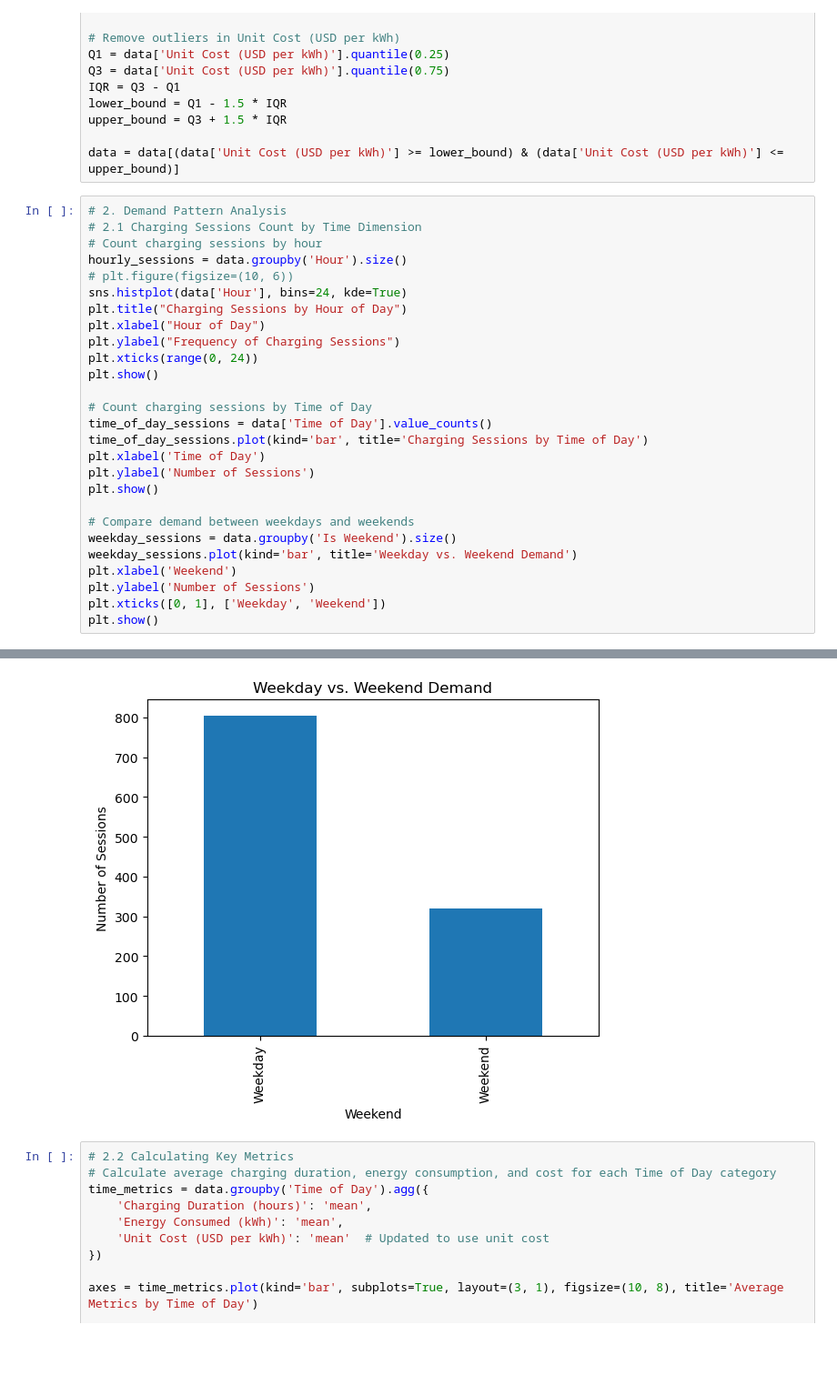
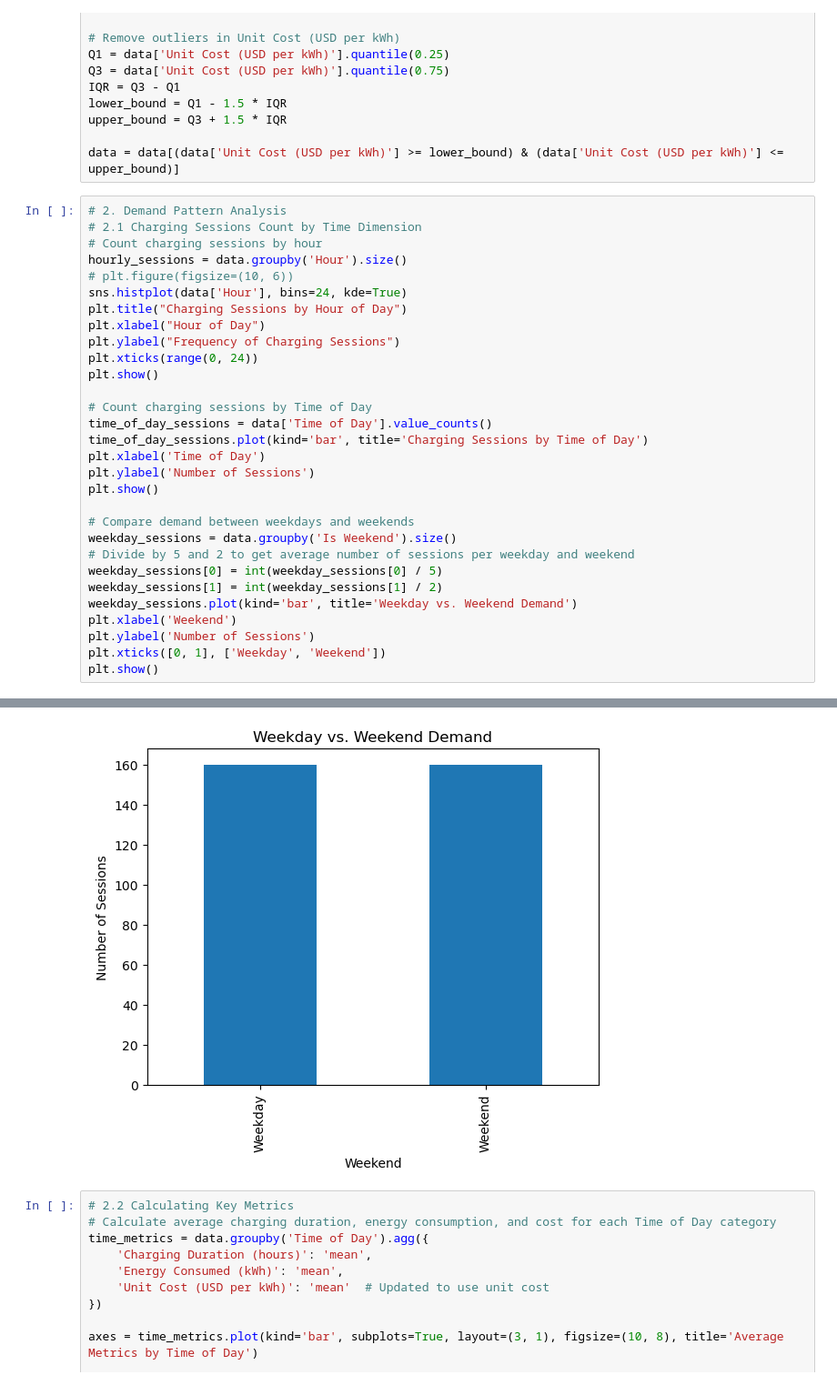
Before and after one commit to hansheng-zhang/EV-analysis, a Jupyter notebook: time.ipynb, the cells around one changed output, grey strips where cells are left out. Shown at 91% size. Cells and saved outputs as stored; diff of their text form; blank space fills up the shorter version.

Commit message:
update sessions per day in weekday/weekend comparison

```diff
--- a/time.ipynb
+++ b/time.ipynb
@@ -78,34 +78,37 @@ data = data[(data['Unit Cost (USD per kWh)'] >= lower_bound) & (data['Unit Cost
 # %%
 # 2. Demand Pattern Analysis
 # 2.1 Charging Sessions Count by Time Dimension
 # Count charging sessions by hour
 hourly_sessions = data.groupby('Hour').size()
 # plt.figure(figsize=(10, 6))
 sns.histplot(data['Hour'], bins=24, kde=True)
 plt.title("Charging Sessions by Hour of Day")
 plt.xlabel("Hour of Day")
 plt.ylabel("Frequency of Charging Sessions")
 plt.xticks(range(0, 24))
 plt.show()
 
 # Count charging sessions by Time of Day
 time_of_day_sessions = data['Time of Day'].value_counts()
 time_of_day_sessions.plot(kind='bar', title='Charging Sessions by Time of Day')
 plt.xlabel('Time of Day')
 plt.ylabel('Number of Sessions')
 plt.show()
 
 # Compare demand between weekdays and weekends
 weekday_sessions = data.groupby('Is Weekend').size()
+# Divide by 5 and 2 to get average number of sessions per weekday and weekend
+weekday_sessions[0] = int(weekday_sessions[0] / 5)
+weekday_sessions[1] = int(weekday_sessions[1] / 2)
 weekday_sessions.plot(kind='bar', title='Weekday vs. Weekend Demand')
 plt.xlabel('Weekend')
 plt.ylabel('Number of Sessions')
 plt.xticks([0, 1], ['Weekday', 'Weekend'])
 plt.show()
 # %% [output]
 [figure]
 [figure]
-[figure, old version]
+[figure, new version]
 # %%
 # 2.2 Calculating Key Metrics
 # Calculate average charging duration, energy consumption, and cost for each Time of Day category
```
